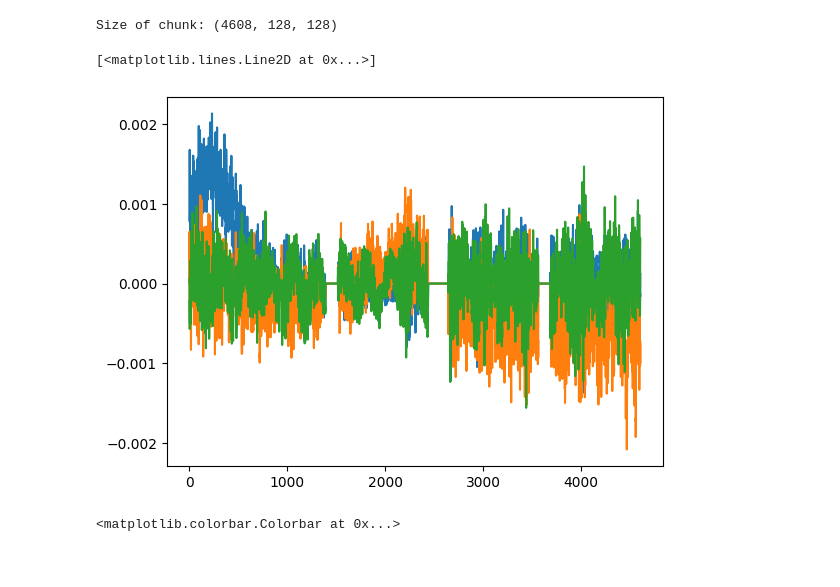
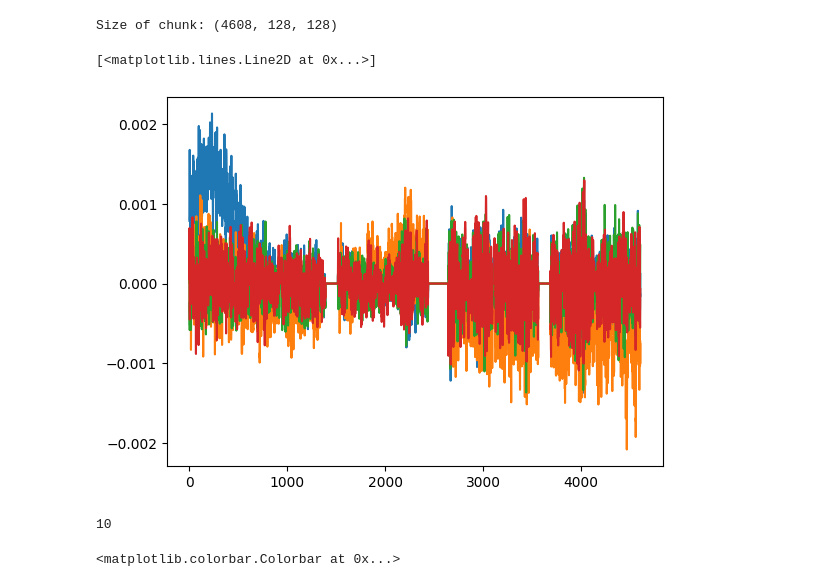
Before and after one commit to SpaceMeerkat/traident, a Jupyter notebook: training/preprocessing.ipynb, the cells around one changed output. Saved outputs shown, nothing was run; the diff lists cells and outputs as text; code cells hidden in the pictures.

```diff
--- a/training/preprocessing.ipynb
+++ b/training/preprocessing.ipynb
@@ -76,12 +62,17 @@ max_ps = power_spectrum.max(0)
 # %%
 plt.close('all')
 plt.figure()
 plt.plot(chunk[:,20,100])
 plt.plot(chunk[:,127,32])
 plt.plot(chunk[:,20,40])
+plt.plot(chunk[:,40,40])
 # %% [output]
 [<matplotlib.lines.Line2D at 0x...>]
-[figure, old version]
+[figure, new version]
+# %%
+np.argmin(np.abs(480 - 1/xf[:N//2]))
+# %% [output]
+10
 # %%
 plt.figure()
 plt.imshow(nth_largest)
```
Also changed, not shown: parts of 6 cells of this notebook.
